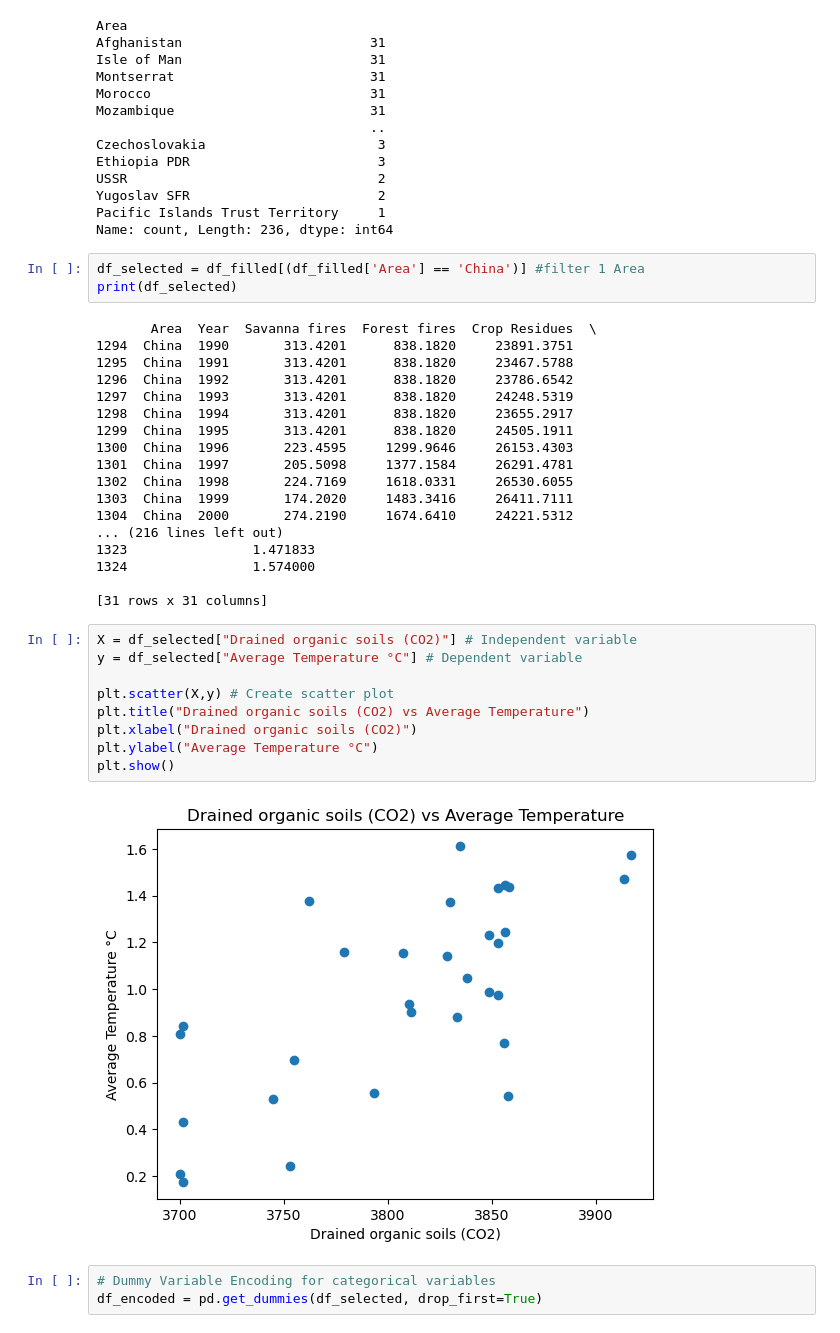
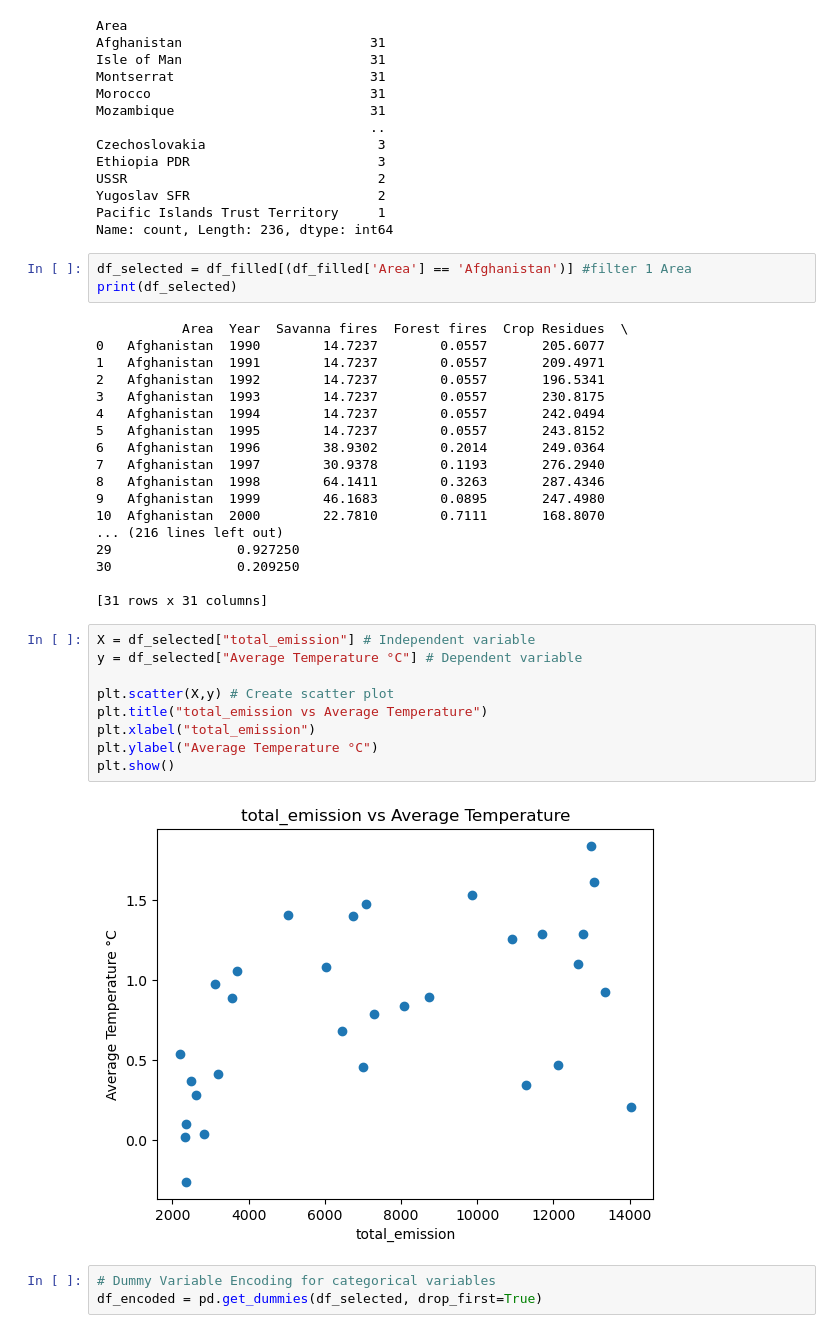
Before and after one commit to ManqobaMnguni/2401PTDS_Regression_Project_FM2, a Jupyter notebook: 2401PTDS_Regression_Project_FM2.ipynb, the cells around one changed output. Drawn from its saved outputs; the diff is of its cells as text.

```diff
--- a/2401PTDS_Regression_Project_FM2.ipynb
+++ b/2401PTDS_Regression_Project_FM2.ipynb
@@ -143,37 +98,37 @@ Yugoslav SFR                        2
 Pacific Islands Trust Territory     1
 Name: count, Length: 236, dtype: int64
 # %%
-df_selected = df_filled[(df_filled['Area'] == 'China')] #filter 1 Area
+df_selected = df_filled[(df_filled['Area'] == 'Afghanistan')] #filter 1 Area
 print(df_selected)
 # %% [output]
-       Area  Year  Savanna fires  Forest fires  Crop Residues  \
-1294  China  1990       313.4201      838.1820     23891.3751
-1295  China  1991       313.4201      838.1820     23467.5788
-1296  China  1992       313.4201      838.1820     23786.6542
-1297  China  1993       313.4201      838.1820     24248.5319
-1298  China  1994       313.4201      838.1820     23655.2917
-1299  China  1995       313.4201      838.1820     24505.1911
-1300  China  1996       223.4595     1299.9646     26153.4303
-1301  China  1997       205.5098     1377.1584     26291.4781
-1302  China  1998       224.7169     1618.0331     26530.6055
-1303  China  1999       174.2020     1483.3416     26411.7111
-1304  China  2000       274.2190     1674.6410     24221.5312
+           Area  Year  Savanna fires  Forest fires  Crop Residues  \
+0   Afghanistan  1990        14.7237        0.0557       205.6077
+1   Afghanistan  1991        14.7237        0.0557       209.4971
+2   Afghanistan  1992        14.7237        0.0557       196.5341
+3   Afghanistan  1993        14.7237        0.0557       230.8175
+4   Afghanistan  1994        14.7237        0.0557       242.0494
+5   Afghanistan  1995        14.7237        0.0557       243.8152
+6   Afghanistan  1996        38.9302        0.2014       249.0364
+7   Afghanistan  1997        30.9378        0.1193       276.2940
+8   Afghanistan  1998        64.1411        0.3263       287.4346
+9   Afghanistan  1999        46.1683        0.0895       247.4980
+10  Afghanistan  2000        22.7810        0.7111       168.8070
 ... (216 lines left out)
-1323                1.471833
-1324                1.574000
+29                0.927250
+30                0.209250
 
 [31 rows x 31 columns]
 # %%
-X = df_selected["Drained organic soils (CO2)"] # Independent variable
+X = df_selected["total_emission"] # Independent variable
 y = df_selected["Average Temperature °C"] # Dependent variable
 
 plt.scatter(X,y) # Create scatter plot
-plt.title("Drained organic soils (CO2) vs Average Temperature")
-plt.xlabel("Drained organic soils (CO2)")
+plt.title("total_emission vs Average Temperature")
+plt.xlabel("total_emission")
 plt.ylabel("Average Temperature °C")
 plt.show()
 # %% [output]
-[figure, old version]
+[figure, new version]
 # %%
 # Dummy Variable Encoding for categorical variables
 df_encoded = pd.get_dummies(df_selected, drop_first=True)
```
Also changed, not shown: parts of 22 cells of this notebook.
